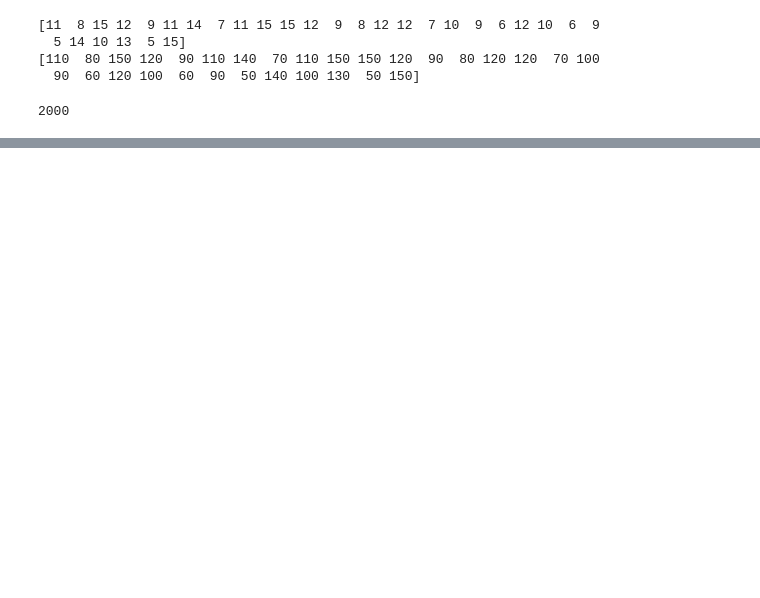
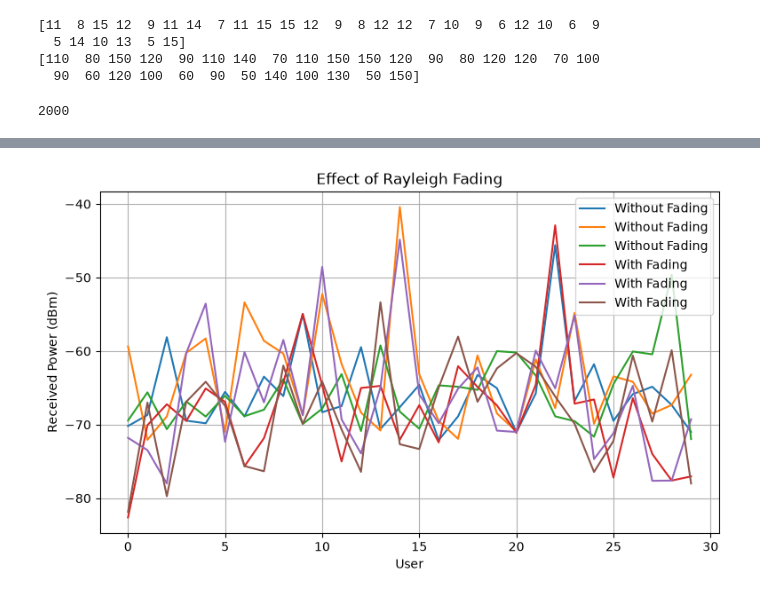
Before and after one commit to Chathuranga630/sionna, a Jupyter notebook: Spoofed_Traffic.ipynb, the cells around one changed output, grey strips where cells are left out. Saved outputs shown, nothing was run; the diff lists cells and outputs as text; code cells hidden in the pictures; blank space fills up the shorter version.

```diff
--- a/Spoofed_Traffic.ipynb
+++ b/Spoofed_Traffic.ipynb
@@ -1444,0 +1702,7 @@ plt.show()
+# %%
+received_power
+channel_gain = channel_gain.reshape(-1, 1)
+
+received_power_fading = received_power + 10*np.log10(channel_gain)
+
+print(received_power_fading[:10])
@@ -1444,0 +1720,29 @@ plt.show()
+# %%
+# Plot the Difference
+plt.figure(figsize=(9,5))
+
+plt.plot(received_power,
+         label="Without Fading")
+
+plt.plot(received_power_fading,
+         label="With Fading")
+
+plt.xlabel("User")
+
+plt.ylabel("Received Power (dBm)")
+
+plt.title("Effect of Rayleigh Fading")
+
+plt.legend()
+
+plt.grid(True)
+
+plt.savefig(
+    "figures_step10_received_power_comparison.png",
+    dpi=300,
+    bbox_inches="tight"
+)
+
+plt.show()
+# %% [output]
+[figure, added]
```
Also changed, not shown: parts of 65 cells of this notebook.
